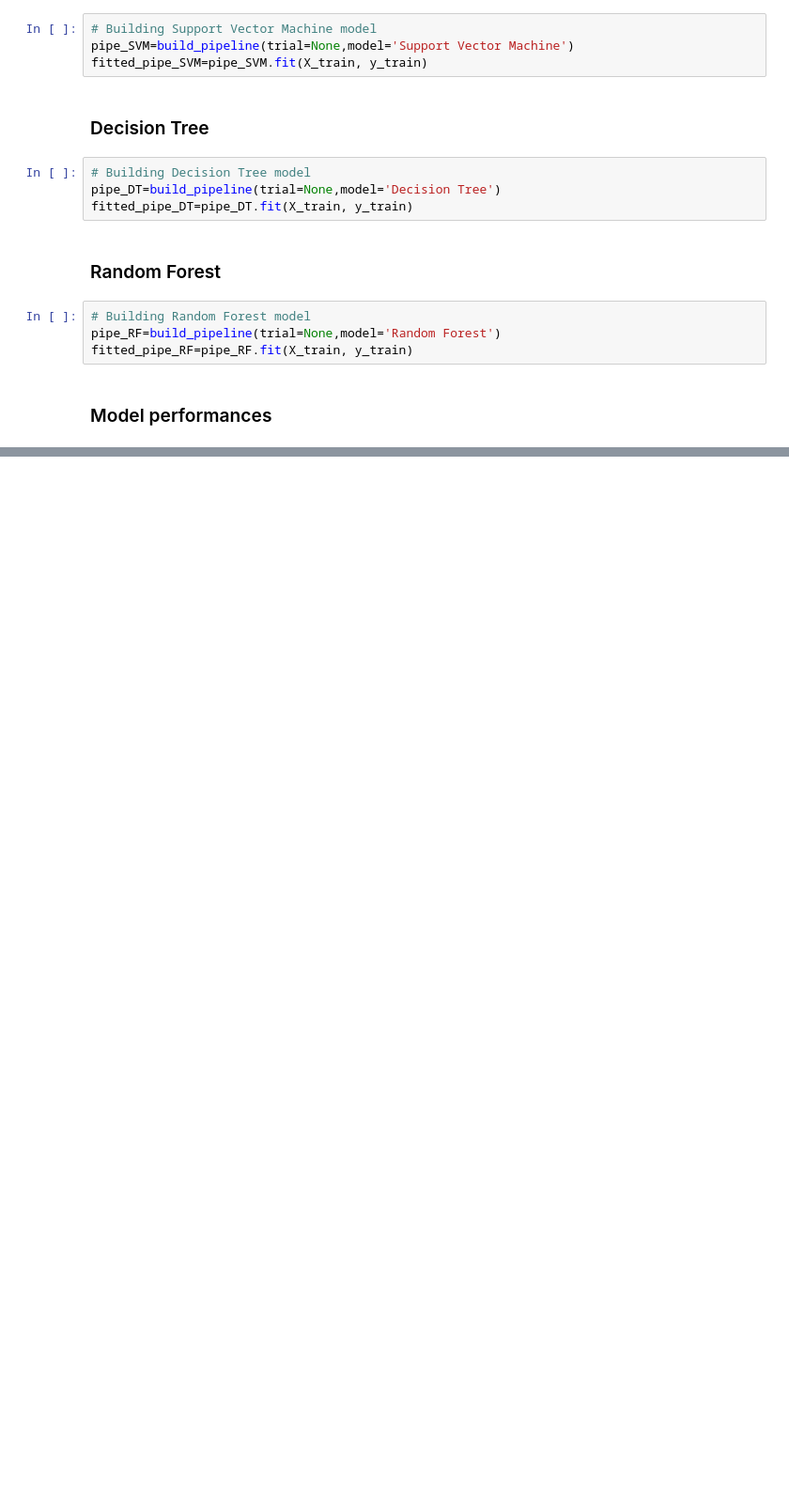
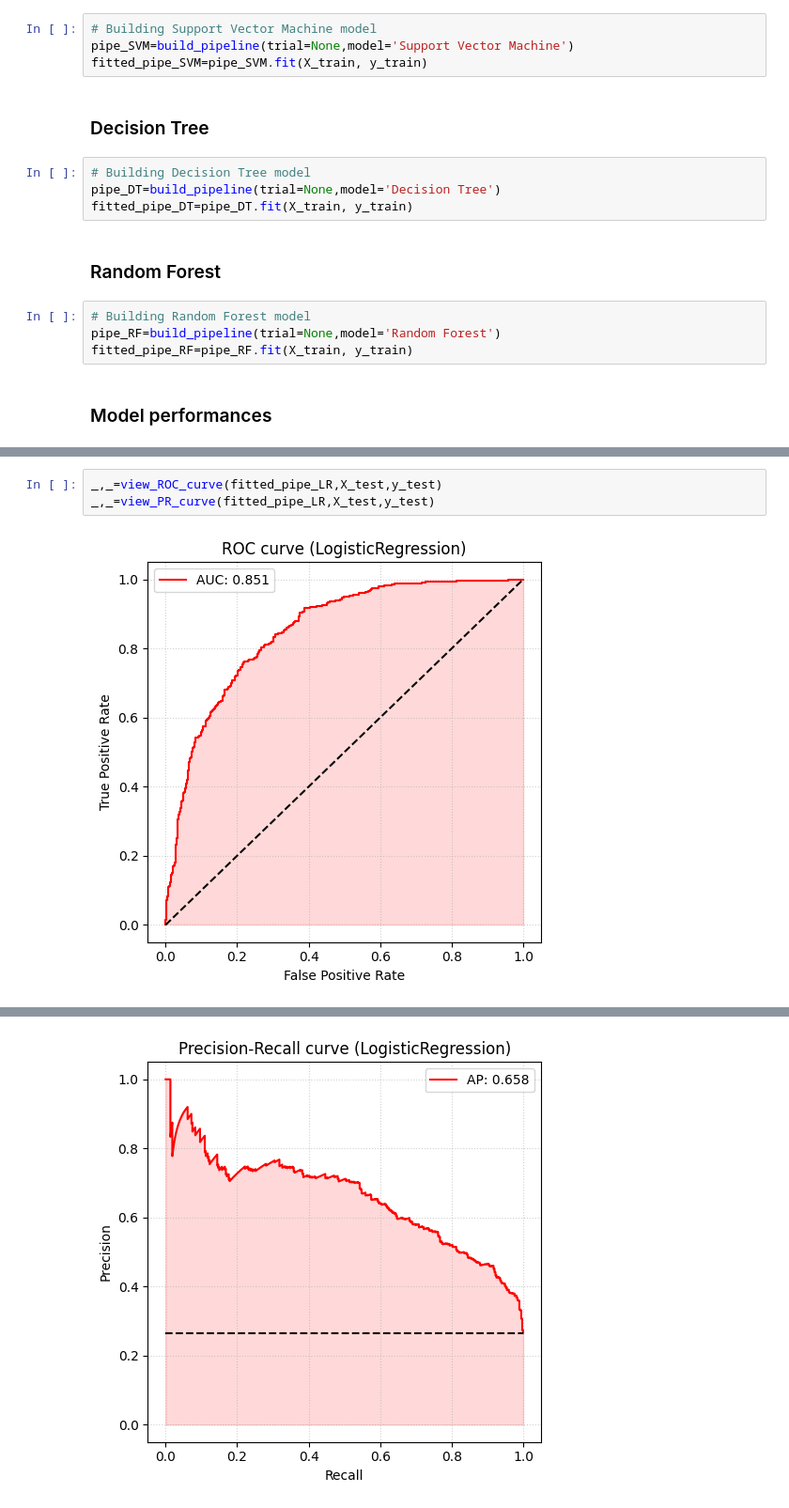
Before and after one commit to CassiaNascimento/Customer_Churn_Prediction, a Jupyter notebook: notebooks/model_comparisons_no_tuning.ipynb, the cells around one changed output, grey strips where cells are left out. Shown at 94% size. Drawn from its saved outputs; the diff is of its cells as text; blank space fills up the shorter version.

```diff
--- a/notebooks/model_comparisons_no_tuning.ipynb
+++ b/notebooks/model_comparisons_no_tuning.ipynb
@@ -162,0 +170,5 @@ metrics_RF
+# %%
+_,_=view_ROC_curve(fitted_pipe_LR,X_test,y_test)
+_,_=view_PR_curve(fitted_pipe_LR,X_test,y_test)
+# %% [output]
+[figure, added]
@@ -162,0 +176 @@ metrics_RF
+[figure, added]
```
Also changed, not shown: parts of 30 cells of this notebook, 43 other files.
